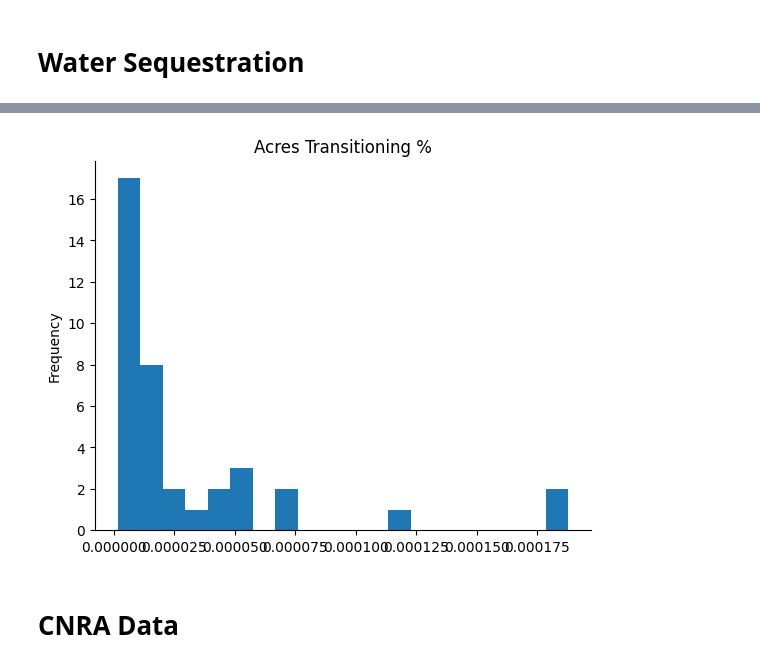
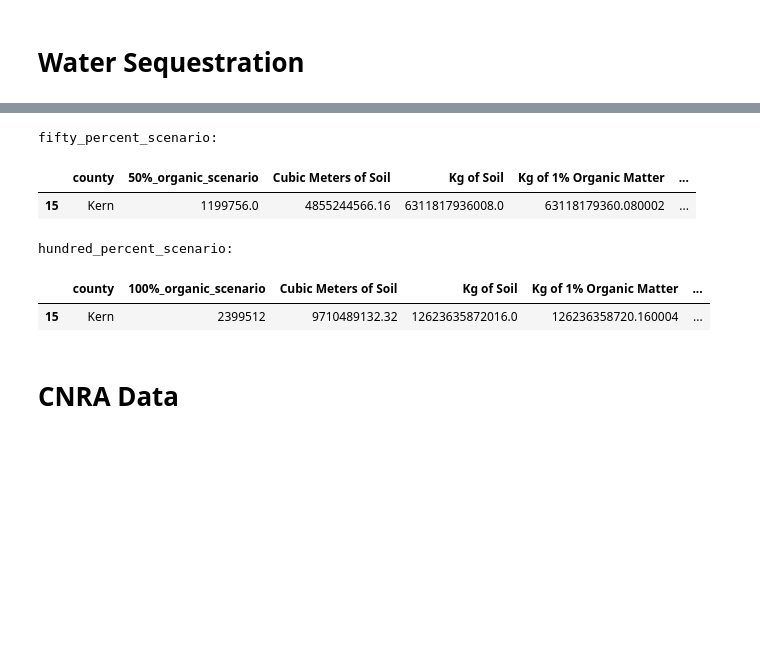
Before and after one commit to alisongx/regen-ag-UCB, a Jupyter notebook: CA_Land_Use_by_County.ipynb, the cells around one changed output, grey strips where cells are left out. Cells and saved outputs as stored; diff of their text form; code cells hidden in the pictures; blank space fills up the shorter version.

Commit message:
50%, 100% scenarios

```diff
--- a/CA_Land_Use_by_County.ipynb
+++ b/CA_Land_Use_by_County.ipynb
@@ -326,9 +290,53 @@ water
-# %%
-from matplotlib import pyplot as plt
-ca22_water['Acres Transitioning %'].plot(kind='hist', bins=20, title='Acres Transitioning %')
-plt.gca().spines[['top', 'right',]].set_visible(False)
-# %% [output]
-[figure, removed]
+# %%
+
+orgp2 = orgp.drop(columns=['curr_organic', '10%_organic_scenario', 'avg_farm_size'])
+orgp2.insert(3, '100%_organic_scenario', orgp2.pop('total_acres'))
+orgp2
+
+def calculate_water_retention(df, scenario_column):
+    # Constants
+    cubic_meters_per_acre = 4046.86
+    bulk_density = 1300  # kg/m3
+    organic_matter_water_multiplier = 20
+    lbs_per_kg = 2.20462
+    lbs_per_gallon = 8.34
+
+    df = df.copy()
+
+    df['Cubic Meters of Soil'] = df[scenario_column] * cubic_meters_per_acre
+    df['Kg of Soil'] = df['Cubic Meters of Soil'] * bulk_density
+    df['Kg of 1% Organic Matter'] = df['Kg of Soil'] * 0.01
+    df['Kg of Water Held'] = df['Kg of 1% Organic Matter'] * organic_matter_water_multiplier
+    df['Gallons of Water Held'] = df['Kg of Water Held'] * lbs_per_kg / lbs_per_gallon
+
+    # Calculate number of people supplied in one day using the state average
+    df['Num People Supplied'] = (df['Gallons of Water Held'] / 89).round()
+
+    return df
+
+
+# current_scenario = calculate_water_retention(orgp2, 'curr_organic_acres')
+fifty_percent_scenario = calculate_water_retention(orgp2, '50%_organic_scenario')
+fifty_percent_scenario['LA_supplied'] = fifty_percent_scenario['Num People Supplied'] / 9663000
+fifty_percent_scenario.drop(columns=['curr_organic_acres', '100%_organic_scenario'], inplace=True)
+
+hundred_percent_scenario = calculate_water_retention(orgp2, '100%_organic_scenario')
+hundred_percent_scenario['LA_supplied'] = hundred_percent_scenario['Num People Supplied'] / 9663000
+hundred_percent_scenario.drop(columns=['curr_organic_acres', '50%_organic_scenario'], inplace=True)
+
+
+
+print('fifty_percent_scenario:')
+display(fifty_percent_scenario[fifty_percent_scenario['county'] == 'Kern'])
+print('hundred_percent_scenario:')
+display(hundred_percent_scenario[hundred_percent_scenario['county'] == 'Kern'])
+# %% [output]
+fifty_percent_scenario:
+|  | county | 50%_organic_scenario | Cubic Meters of Soil | Kg of Soil | Kg of 1% Organic Matter | ... |
+| 15 | Kern | 1199756.0 | 4855244566.16 | 6311817936008.0 | 63118179360.080002 | ... |
+hundred_percent_scenario:
+|  | county | 100%_organic_scenario | Cubic Meters of Soil | Kg of Soil | Kg of 1% Organic Matter | ... |
+| 15 | Kern | 2399512 | 9710489132.32 | 12623635872016.0 | 126236358720.160004 | ... |
 # %%
 ca22_counties.to_excel("ca22_land.xlsx",
              sheet_name='Land Use by County')
```
Also changed, not shown: parts of 4 cells of this notebook.
